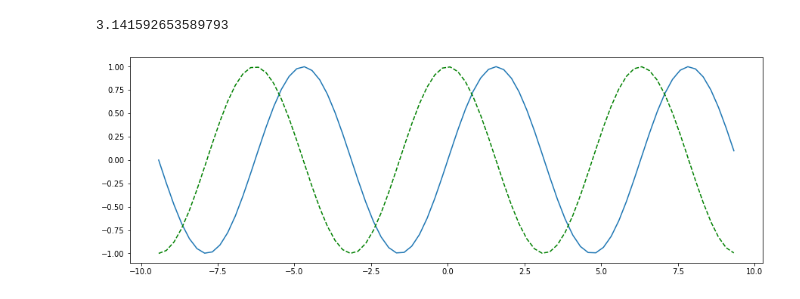
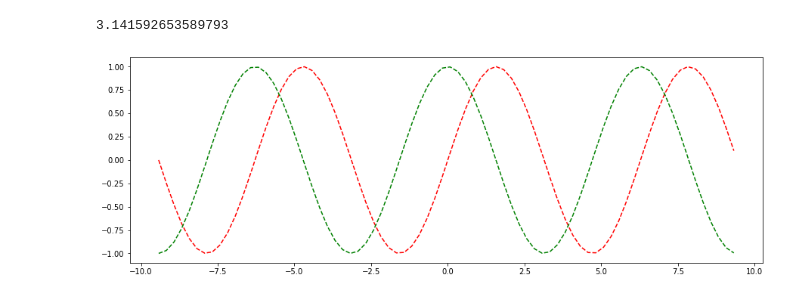
Before and after one commit to Kuldeepak090/kuldeepak_pyth, a Jupyter notebook: data_science/numerical_analysis.ipynb, the cells around one changed output. Saved outputs shown, nothing was run; the diff lists cells and outputs as text; code cells hidden in the pictures.

```diff
--- a/data_science/numerical_analysis.ipynb
+++ b/data_science/numerical_analysis.ipynb
@@ -135,8 +135,8 @@ y = np.cos(t)
 import matplotlib.pyplot as plt
 # %%
 plt.figure(figsize=(15,5))
-plt.plot(t,x)
+plt.plot(t,x, 'r--')
 plt.plot(t,y,'g--')
 plt.show()
 # %% [output]
-[figure, old version]
+[figure, new version]
```
Also changed, not shown: parts of 2 cells of this notebook.
